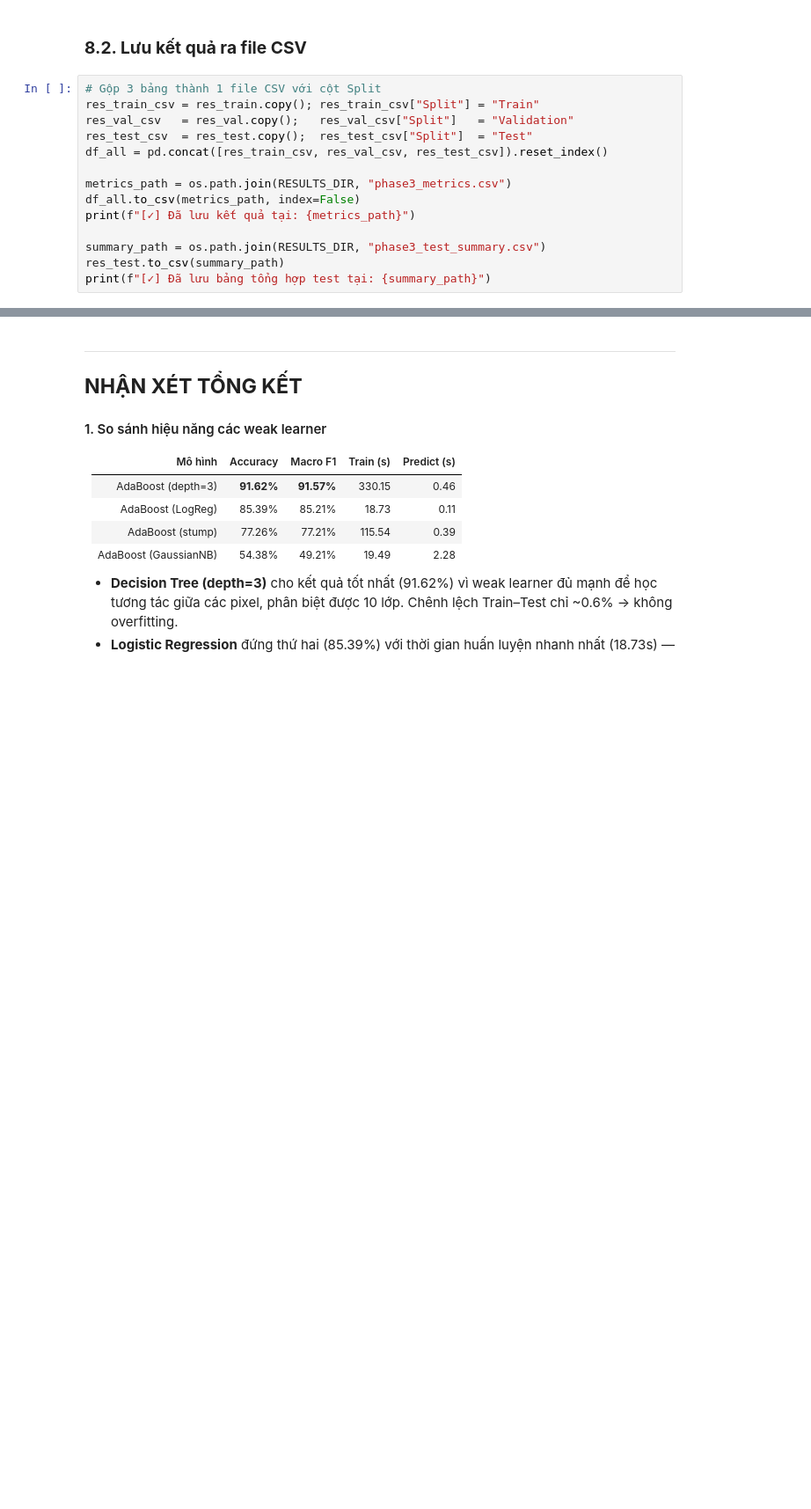
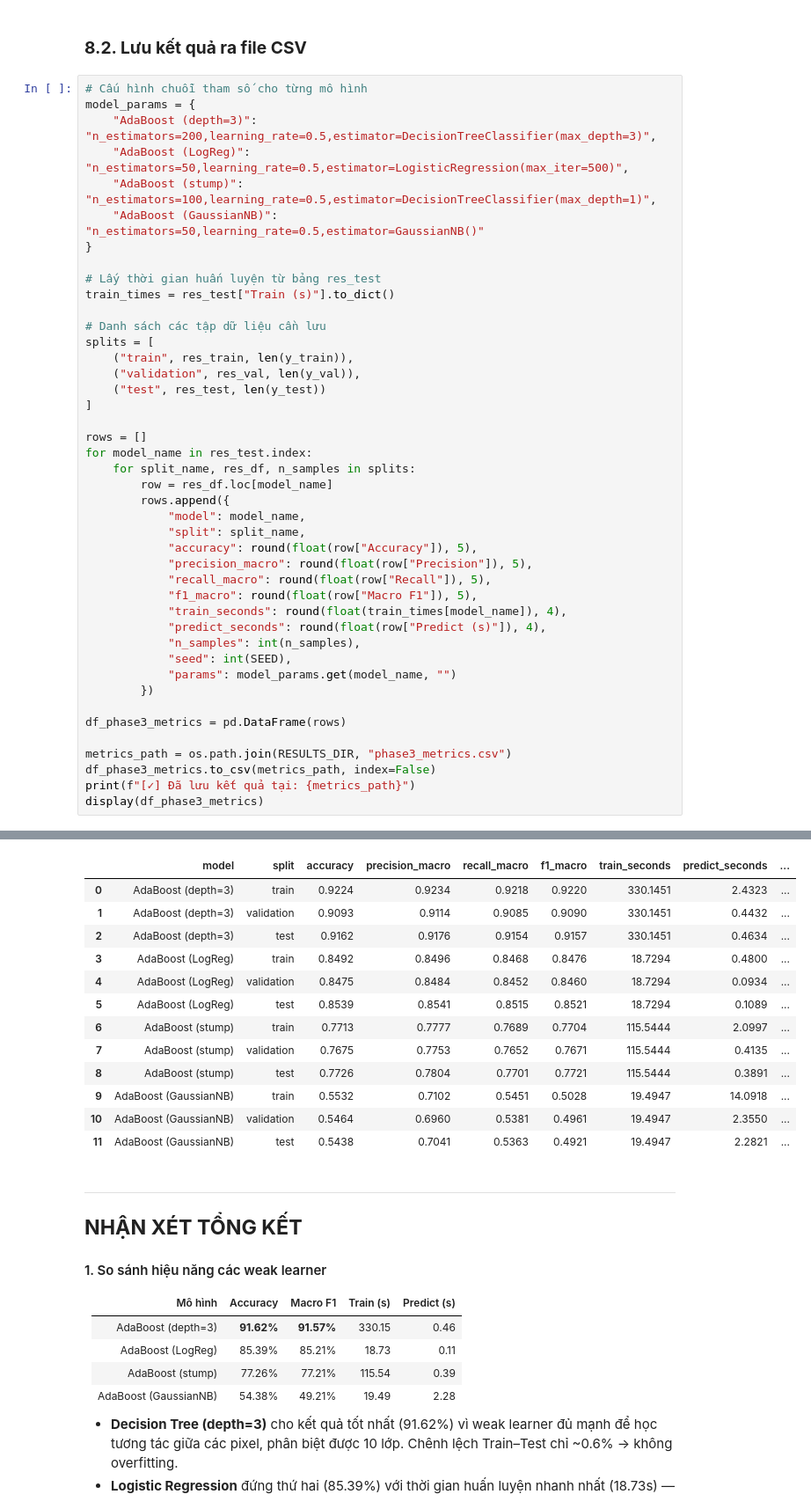
Before and after one commit to gautrangtoidayyy/Pattern-Recognition, a Jupyter notebook: phase_03_ensemble.ipynb, the cells around one changed output, grey strips where cells are left out. Shown at 88% size. Saved outputs shown, nothing was run; the diff lists cells and outputs as text; blank space fills up the shorter version.

Commit message:
feat: format phase3_metric

```diff
--- a/phase_03_ensemble.ipynb
+++ b/phase_03_ensemble.ipynb
@@ -781,18 +784,47 @@ cây sâu 3 có thể học tương tác đặc trưng tốt hơn nhưng cũng p
 # %% [markdown]
 ### **8.2. Lưu kết quả ra file CSV**
 # %%
-# Gộp 3 bảng thành 1 file CSV với cột Split
-res_train_csv = res_train.copy(); res_train_csv["Split"] = "Train"
-res_val_csv   = res_val.copy();   res_val_csv["Split"]   = "Validation"
-res_test_csv  = res_test.copy();  res_test_csv["Split"]  = "Test"
-df_all = pd.concat([res_train_csv, res_val_csv, res_test_csv]).reset_index()
+# Cấu hình chuỗi tham số cho từng mô hình
+model_params = {
+    "AdaBoost (depth=3)": "n_estimators=200,learning_rate=0.5,estimator=DecisionTreeClassifier(max_depth=3)",
+    "AdaBoost (LogReg)": "n_estimators=50,learning_rate=0.5,estimator=LogisticRegression(max_iter=500)",
+    "AdaBoost (stump)": "n_estimators=100,learning_rate=0.5,estimator=DecisionTreeClassifier(max_depth=1)",
+    "AdaBoost (GaussianNB)": "n_estimators=50,learning_rate=0.5,estimator=GaussianNB()"
+}
+
+# Lấy thời gian huấn luyện từ bảng res_test
+train_times = res_test["Train (s)"].to_dict()
+
+# Danh sách các tập dữ liệu cần lưu
+splits = [
+    ("train", res_train, len(y_train)),
+    ("validation", res_val, len(y_val)),
+    ("test", res_test, len(y_test))
+]
+
+rows = []
+for model_name in res_test.index:
+    for split_name, res_df, n_samples in splits:
+        row = res_df.loc[model_name]
+        rows.append({
+            "model": model_name,
+            "split": split_name,
+            "accuracy": round(float(row["Accuracy"]), 5),
+            "precision_macro": round(float(row["Precision"]), 5),
+            "recall_macro": round(float(row["Recall"]), 5),
+            "f1_macro": round(float(row["Macro F1"]), 5),
+            "train_seconds": round(float(train_times[model_name]), 4),
+            "predict_seconds": round(float(row["Predict (s)"]), 4),
+            "n_samples": int(n_samples),
+            "seed": int(SEED),
+            "params": model_params.get(model_name, "")
+        })
+
+df_phase3_metrics = pd.DataFrame(rows)
 
 metrics_path = os.path.join(RESULTS_DIR, "phase3_metrics.csv")
-df_all.to_csv(metrics_path, index=False)
+df_phase3_metrics.to_csv(metrics_path, index=False)
 print(f"[✓] Đã lưu kết quả tại: {metrics_path}")
-
-summary_path = os.path.join(RESULTS_DIR, "phase3_test_summary.csv")
-res_test.to_csv(summary_path)
-print(f"[✓] Đã lưu bảng tổng hợp test tại: {summary_path}")
+display(df_phase3_metrics)
 # %% [output]
 [✓] Đã lưu kết quả tại: ./results/phase3_metrics.csv
@@ -800,3 +831,16 @@ print(f"[✓] Đã lưu bảng tổng hợp test tại: {summary_path}")
+|  | model | split | accuracy | precision_macro | recall_macro | f1_macro | train_seconds | predict_seconds | ... |
+| 0 | AdaBoost (depth=3) | train | 0.9224 | 0.9234 | 0.9218 | 0.9220 | 330.1451 | 2.4323 | ... |
+| 1 | AdaBoost (depth=3) | validation | 0.9093 | 0.9114 | 0.9085 | 0.9090 | 330.1451 | 0.4432 | ... |
+| 2 | AdaBoost (depth=3) | test | 0.9162 | 0.9176 | 0.9154 | 0.9157 | 330.1451 | 0.4634 | ... |
+| 3 | AdaBoost (LogReg) | train | 0.8492 | 0.8496 | 0.8468 | 0.8476 | 18.7294 | 0.4800 | ... |
+| 4 | AdaBoost (LogReg) | validation | 0.8475 | 0.8484 | 0.8452 | 0.8460 | 18.7294 | 0.0934 | ... |
+| 5 | AdaBoost (LogReg) | test | 0.8539 | 0.8541 | 0.8515 | 0.8521 | 18.7294 | 0.1089 | ... |
+| 6 | AdaBoost (stump) | train | 0.7713 | 0.7777 | 0.7689 | 0.7704 | 115.5444 | 2.0997 | ... |
+| 7 | AdaBoost (stump) | validation | 0.7675 | 0.7753 | 0.7652 | 0.7671 | 115.5444 | 0.4135 | ... |
+| 8 | AdaBoost (stump) | test | 0.7726 | 0.7804 | 0.7701 | 0.7721 | 115.5444 | 0.3891 | ... |
+| 9 | AdaBoost (GaussianNB) | train | 0.5532 | 0.7102 | 0.5451 | 0.5028 | 19.4947 | 14.0918 | ... |
+| 10 | AdaBoost (GaussianNB) | validation | 0.5464 | 0.6960 | 0.5381 | 0.4961 | 19.4947 | 2.3550 | ... |
+| 11 | AdaBoost (GaussianNB) | test | 0.5438 | 0.7041 | 0.5363 | 0.4921 | 19.4947 | 2.2821 | ... |
 # %% [markdown]
 ---
 ## **NHẬN XÉT TỔNG KẾT**
```
Also changed, not shown: parts of 3 cells of this notebook, 3 other files.
